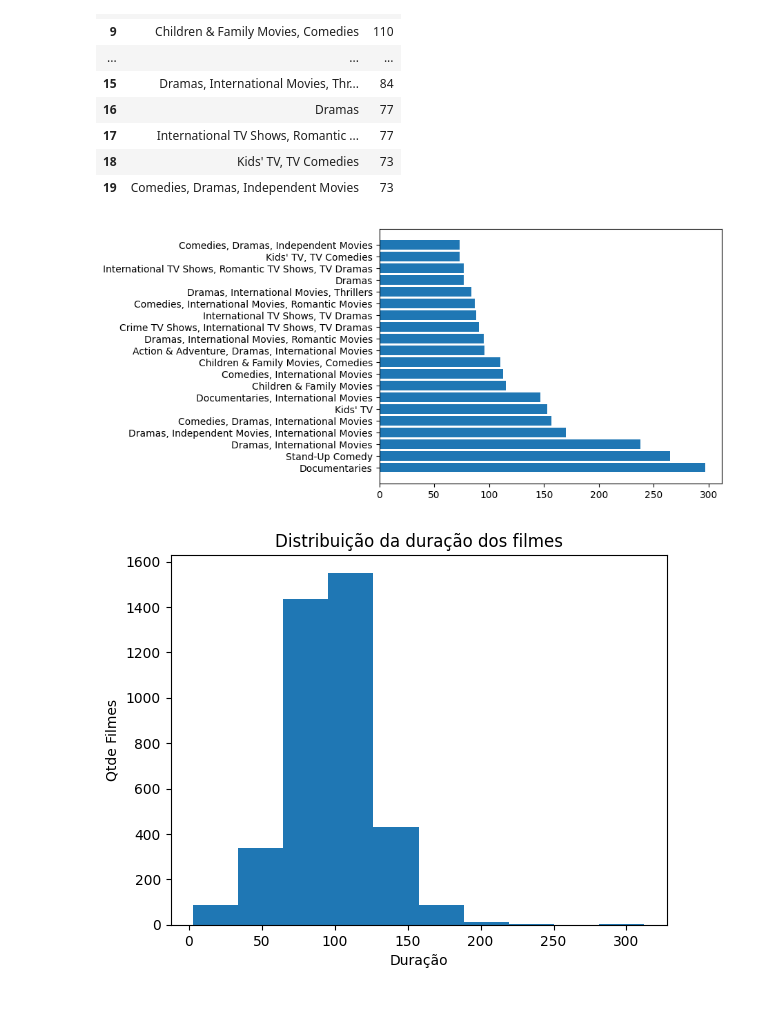
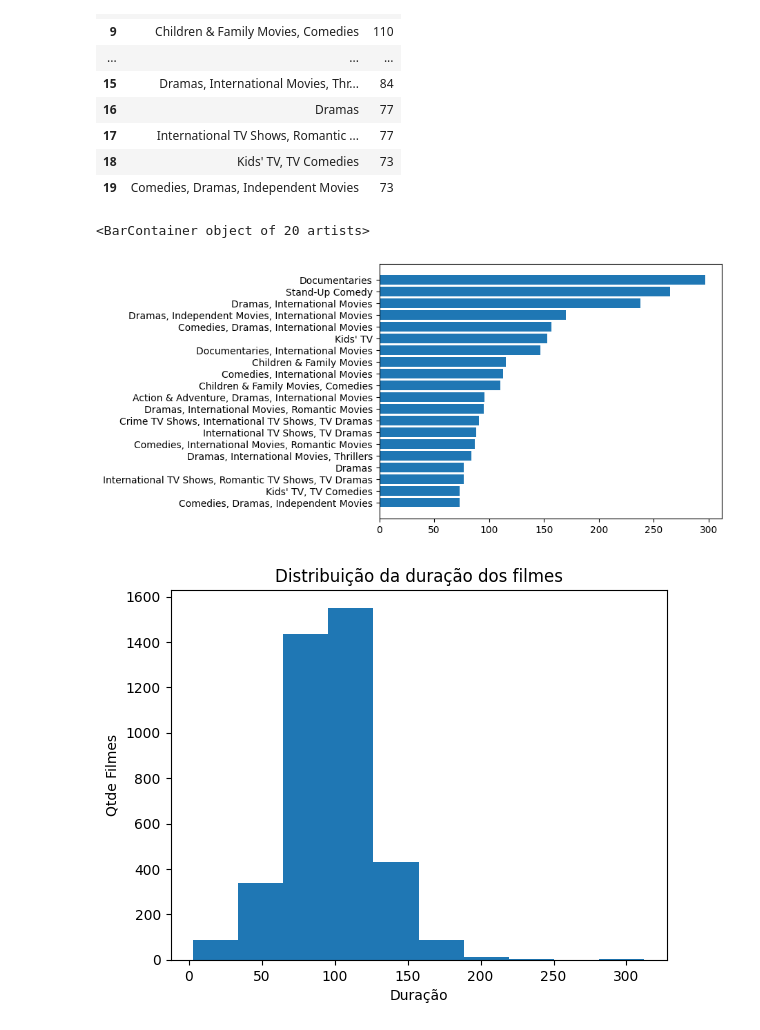
Before and after one commit to pathilink/sp_global_bootcamp, a Jupyter notebook: 3_desafio_frequencias_medidas/desafio_frequencias_medidas.ipynb, the cells around one changed output. Drawn from its saved outputs; the diff is of its cells as text; code cells hidden in the pictures.

```diff
--- a/3_desafio_frequencias_medidas/desafio_frequencias_medidas.ipynb
+++ b/3_desafio_frequencias_medidas/desafio_frequencias_medidas.ipynb
@@ -178,9 +189,10 @@ df_generos_populares
 | 18 | Kids' TV, TV Comedies | 73 |
 | 19 | Comedies, Dramas, Independent Movies | 73 |
 # %%
-plt.barh(df_generos_populares['listed_in'], df_generos_populares[0]);
+plt.barh(df_generos_populares['listed_in'].iloc[::-1], df_generos_populares[0].iloc[::-1])
 # %% [output]
+<BarContainer object of 20 artists>
-[figure, old version]
+[figure, new version]
 # %%
 plt.hist(df['movie_min']);
 plt.title('Distribuição da duração dos filmes')
```
Also changed, not shown: parts of 4 cells of this notebook.
